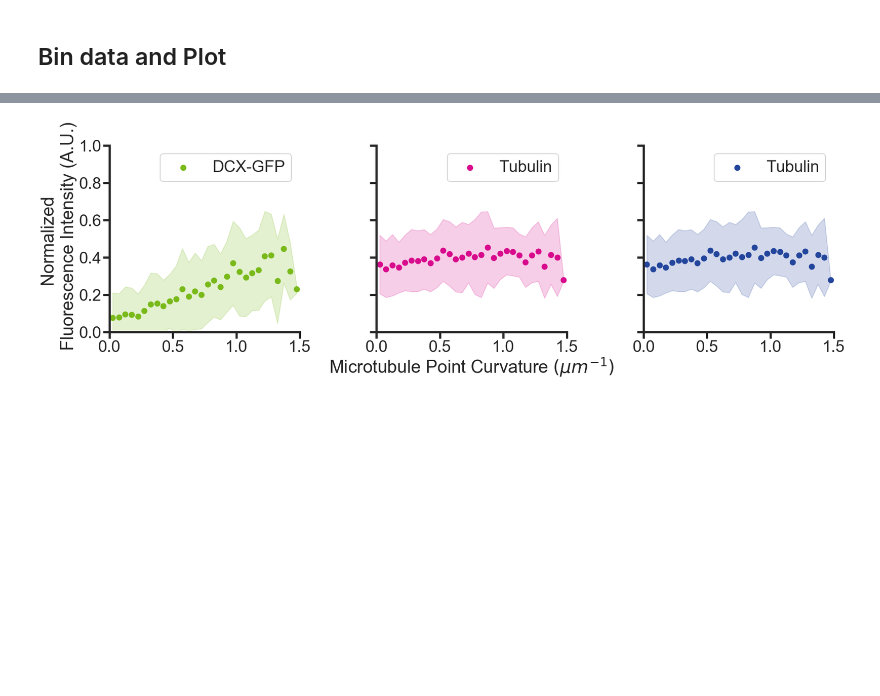
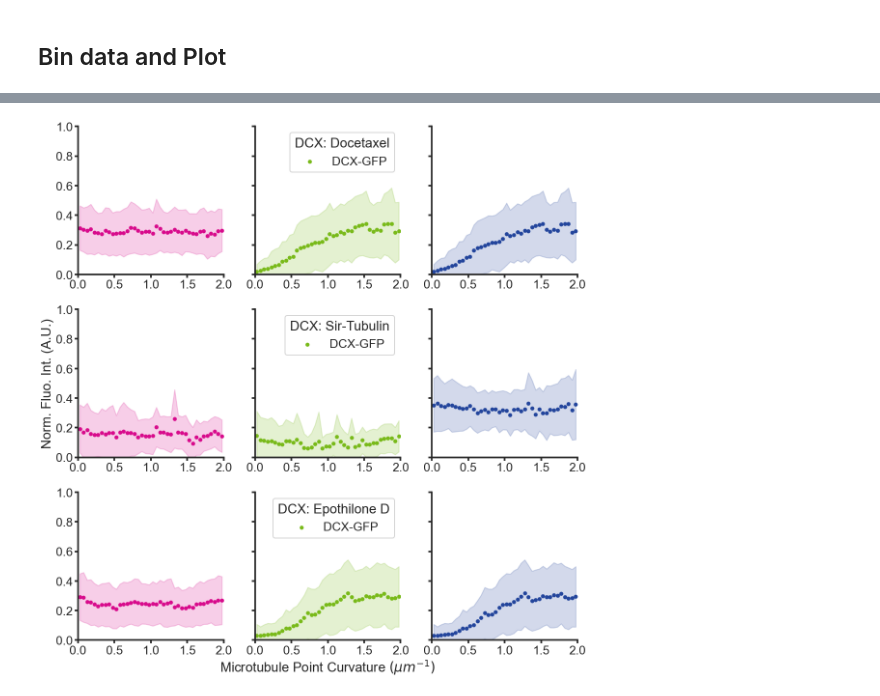
Before and after one commit to sofiacruzt/sofia-brouhardlab, a Jupyter notebook: curvature_taxol/curvature.ipynb, the cells around one changed output, grey strips where cells are left out. Saved outputs shown, nothing was run; the diff lists cells and outputs as text; code cells hidden in the pictures; blank space fills up the shorter version.

```diff
--- a/curvature_taxol/curvature.ipynb
+++ b/curvature_taxol/curvature.ipynb
@@ -453,8 +524,2 @@ See the caveats in the documentation: https://pandas.pydata.org/pandas-docs/stab
 # %% [markdown]
 ## Bin data and Plot ##
-# %%
-data = results.sort_values(by=['Point Curvature (um-1)'])
-binsize = 0.05
-limX= 1.5
-data_interval_mean = data.groupby(pd.cut(data['Point Curvature (um-1)'], np.arange(0, limX+binsize, binsize))).mean()
-data_interval_std = data.groupby(pd.cut(data['Point Curvature (um-1)'], np.arange(0, limX+binsize, binsize))).std()
@@ -464,4 +526,7 @@ data_interval_std['Bin Center'] =np.arange(binsize, limX+binsize, binsize)-binsi
 # %%
-DataLabel = [['DCX-GFP'],['Tubulin'],['Tubulin']]
+DataLabel = [['Tubulin'],['DCX-GFP'],['SiR-Tubulin']]
 channels=['Red','Green','Blue']
-colors=[green,magenta,blue]
+colors=[magenta,green,blue]
+# %%
+data = results.sort_values(by=['Point Curvature (um-1)'])
+data = data[data['Drug Type'] == 'Paclitaxel']
@@ -468,41 +594,62 @@ colors=[green,magenta,blue]
+# %%
+data = results.sort_values(by=['Point Curvature (um-1)'])
+data = data[data['Drug Type'] != 'Paclitaxel']
 # %%
+
+fig, ax = plt.subplots(3,3,figsize=(16.5,16.75), sharey=True)
 gs = fig.add_gridspec(1, 3, hspace=0, wspace=0)
-fig, ax = plt.subplots(1,3,figsize=(27,9), sharey=True)
+count = 0
 
-count = 0
 for i in np.arange(len(ax)):
 
-    x = data_interval_mean['Bin Center'].values
-    channel = channels[count]
-    mean = data_interval_mean[channel+' Intensity Normalized'].values
-    std = data_interval_std[channel+' Intensity Normalized'].values
-    color = colors[count]
-    ax[i].scatter(x, mean, color=color)
-    ax[i].fill_between(x, mean - std, mean + std, color=color, alpha=0.2)
-    ax[i].set_ylim(0,1)
-    ax[i].set_xlim(0,1.5)
+    dcxtype  = data['Drug Type'].unique()
 
-    ax[i].spines['left'].set_lw(5)
-    ax[i].spines['bottom'].set_lw(5)
-    ax[i].tick_params(axis='both', width = 5, length = 15)
-
-    ax[i].legend(DataLabel[i],loc='upper right')
-
-    count += 1
+    datadcxtype = data[data['Drug Type']== dcxtype[i]]
+    binsize = 0.05
+    limX= 2
+    data_interval_mean = datadcxtype.groupby(pd.cut(datadcxtype['Point Curvature (um-1)'], np.arange(0, limX+binsize, binsize))).mean()
+    data_interval_std = datadcxtype.groupby(pd.cut(datadcxtype['Point Curvature (um-1)'], np.arange(0, limX+binsize, binsize))).std()
+    data_interval_mean['Bin Center'] =np.arange(binsize, limX+binsize, binsize)-binsize/2
+    data_interval_std['Bin Center'] =np.arange(binsize, limX+binsize, binsize)-binsize/2
 
 
-ax[0].set_ylabel('Normalized \n Fluorescence Intensity (A.U.)')
-ax[1].set_xlabel('Microtubule Point Curvature '  r'$(\mu m ^{-1})$')
+
+    for j in np.arange(len(ax)):
+
+
+        x = data_interval_mean['Bin Center'].values
+        channel = channels[j]
+        mean = data_interval_mean[channel+' Intensity Normalized'].values
+        std = data_interval_std[channel+' Intensity Normalized'].values
+        color = colors[j]
+        ax[i][j].scatter(x, mean, color=color,s=scattersize)
+        ax[i][j].fill_between(x, mean - std, mean + std, color=color, alpha=0.2)
+        ax[i][j].set_ylim(0,1)
+        ax[i][j].set_xticks(np.arange(0, 2.1, 0.5))
+        ax[i][j].set_xlim(0,2)
+
+        ax[i][j].spines['left'].set_lw(3.5)
+        ax[i][j].spines['bottom'].set_lw(3.5)
+        ax[i][j].tick_params(axis='both', width = 3.5, length = 7)
+
+        #ax[i][j].legend(DataLabel[j],loc='upper right')
+        ax[i][1].legend(DataLabel[j-1],loc='upper right',title='DCX: '+dcxtype[i])
+
+
+
+
+ax[1][0].set_ylabel('Norm. Fluo. Int. (A.U.)')
+ax[2][1].set_xlabel('Microtubule Point Curvature '  r'$(\mu m ^{-1})$')
 
 #fig.supxlabel('Microtubule Point Curvature ' r'$(\mu m ^{-1})$')
 
 sns.set_style("ticks")
 sns.despine()
 
-sns.set_context("poster", font_scale=1.7, rc={"lines.linewidth":3.0})
+sns.set_context("poster", font_scale=1.15, rc={"lines.linewidth":3.0})
 
 plt.tight_layout()
 
-plt.savefig(path/('curvature_dcx_'+date_today+'.svg'))
+#plt.savefig(path/('curvature_dcx_drugs'+date_today+'.svg'))
 # %% [output]
-[figure, old version]
+[figure, new version]
```
Also changed, not shown: parts of 32 cells of this notebook, 10 other files.
